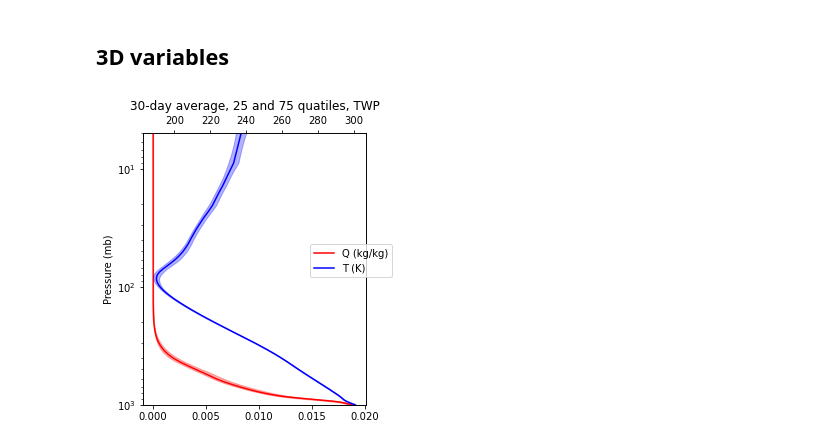
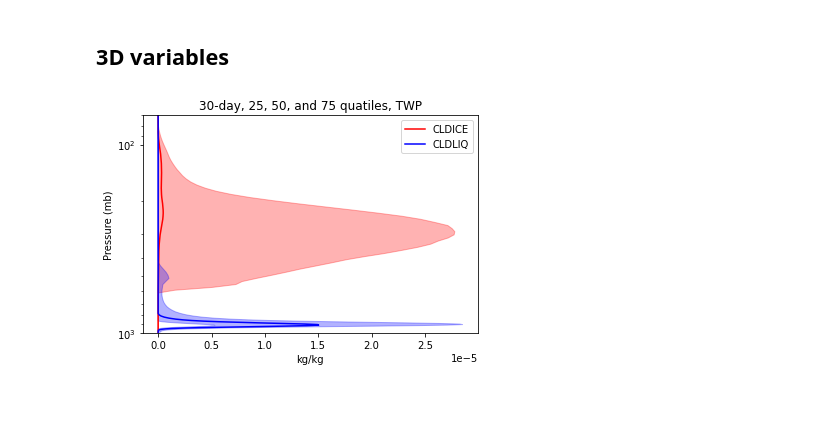
Before and after one commit to smturbev/dyamond2, a Jupyter notebook: python_scripts/test_data_exploration.ipynb, the cells around one changed output. Drawn from its saved outputs; the diff is of its cells as text; code cells hidden in the pictures; blank space fills up the shorter version.

Commit message:
3d plots

```diff
--- a/python_scripts/test_data_exploration.ipynb
+++ b/python_scripts/test_data_exploration.ipynb
@@ -8,7 +8,7 @@ from utility import analysis_parameters as ap
 
 lat0,lat1 = -5,5
 lon0,lon1 = 143,153
-h = "h6"
+h = "h7"
 # %%
 feb = [ "02-%02d"%(i+1) for i in range(28) ]
 dates = ["01-30", "01-31"]+ feb
@@ -119,37 +119,51 @@ for var in vars:
 # %% [markdown]
 ## 3D variables
 # %%
-# monthly mean profile with shaded regions as 25-75 percentiles
+# monthly median profile with shaded regions as 25-75 percentiles
 ## h5 : U, V
-# plt.fill_betweenx(ds.lev, ds.U.quantile(0.25, dim=["time","lat","lon"]), ds.U.quantile(0.75, dim=["time","lat","lon"]), color="r", alpha=0.3)
-# plt.fill_betweenx(ds.lev, ds.V.quantile(0.25, dim=["time","lat","lon"]), ds.V.quantile(0.75, dim=["time","lat","lon"]), color="b", alpha=0.3)
-# plt.plot(ds.U.mean(dim=["time","lat","lon"]), ds.lev, "r", label="U")
-# plt.plot(ds.V.mean(dim=["time","lat","lon"]), ds.lev, "b", label="V")
-# plt.ylim([1000,5])
-# plt.yscale("log")
-# plt.ylabel("Pressure (mb)")
-# plt.xlabel("m/s")
-# plt.legend()
-# plt.title("30-day average, 25 and 75 quatiles, TWP")
-# plt.show()
+## h7 : CLDIC, CLDLIQ
+if h==("h5"):
+    var0, var1 = "U", "V"
+elif h=="h6":
+    var0, var1 = "Q", "T"
+elif h=="h7":
+    var0, var1 = "CLDICE", "CLDLIQ"
+elif h=="h8":
+    var0, var1 = "CLOUD", "OMEGA"
+elif h=="h9":
+    var0, var1 = "EMIS", "TOT_ICLD_VISTAU"
 
-
-## h6 : Q, T
-fig, ax = plt.subplots(1,1, figsize=(4,5))
-ax.fill_betweenx(ds.lev, ds.Q.quantile(0.25, dim=["time","lat","lon"]), ds.Q.quantile(0.75, dim=["time","lat","lon"]), color="r", alpha=0.3)
-axt = ax.twiny()
-axt.fill_betweenx(ds.lev, ds.T.quantile(0.25, dim=["time","lat","lon"]), ds.T.quantile(0.75, dim=["time","lat","lon"]), color="b", alpha=0.3)
-ax.plot(ds.Q.mean(dim=["time","lat","lon"]), ds.lev, "r", label="Q (kg/kg)")
-axt.plot(ds.T.mean(dim=["time","lat","lon"]), ds.lev, "b", label="T (K)")
-ax.set_ylim([1000,5])
-ax.set_yscale("log")
-ax.set_ylabel("Pressure (mb)")
-ax.set_xlabel("")
-fig.legend(loc=5)
-ax.set_title("30-day average, 25 and 75 quatiles, TWP")
-plt.show()
+if (h=="h5") or (h=="h7") or (h=="h9"):
+    plt.fill_betweenx(ds.lev, ds[var0].quantile(0.25, dim=["time","lat","lon"]), ds[var0].quantile(0.75, dim=["time","lat","lon"]), color="r", alpha=0.3)
+    plt.fill_betweenx(ds.lev, ds[var1].quantile(0.25, dim=["time","lat","lon"]), ds[var1].quantile(0.75, dim=["time","lat","lon"]), color="b", alpha=0.3)
+    plt.plot(ds[var0].median(dim=["time","lat","lon"]), ds.lev, "r", label=var0)
+    plt.plot(ds[var1].median(dim=["time","lat","lon"]), ds.lev, "b", label=var1)
+    plt.ylim([1000,70])
+    plt.yscale("log")
+    plt.ylabel("Pressure (mb)")
+    plt.xlabel(ds[var0].units)
+    # plt.xscale("log")
+    plt.legend()
+    plt.title("30-day, 25, 50, and 75 quatiles, TWP")
+    plt.show()
+else:
+    # h6 : Q, T
+    # h8 : CLOUD, OMEGA
+    fig, ax = plt.subplots(1,1, figsize=(4,5))
+    ax.fill_betweenx(ds.lev, ds[var0].quantile(0.25, dim=["time","lat","lon"]), ds[var0].quantile(0.75, dim=["time","lat","lon"]), color="r", alpha=0.3)
+    axt = ax.twiny()
+    axt.fill_betweenx(ds.lev, ds[var1].quantile(0.25, dim=["time","lat","lon"]), ds[var1].quantile(0.75, dim=["time","lat","lon"]), color="b", alpha=0.3)
+    ax.plot(ds[var0].median(dim=["time","lat","lon"]), ds.lev, "r", label=var0+" ("+ds[var0].units+")")
+    axt.plot(ds[var1].median(dim=["time","lat","lon"]), ds.lev, "b", label=var1+" ("+ds[var1].units+")")
+    ax.set_ylim([1000,5])
+    ax.set_yscale("log")
+    ax.set_ylabel("Pressure (mb)")
+    ax.set_xlabel("")
+    fig.legend(loc=5)
+    ax.set_title("30-day, 25, 50, and 75 quatiles, TWP")
+    plt.show()
 # %% [output]
-[figure, old version]
+[figure, new version]
 # %%
 ds
 # %% [output]
```
Also changed, not shown: parts of 2 cells of this notebook, 5 other files.
